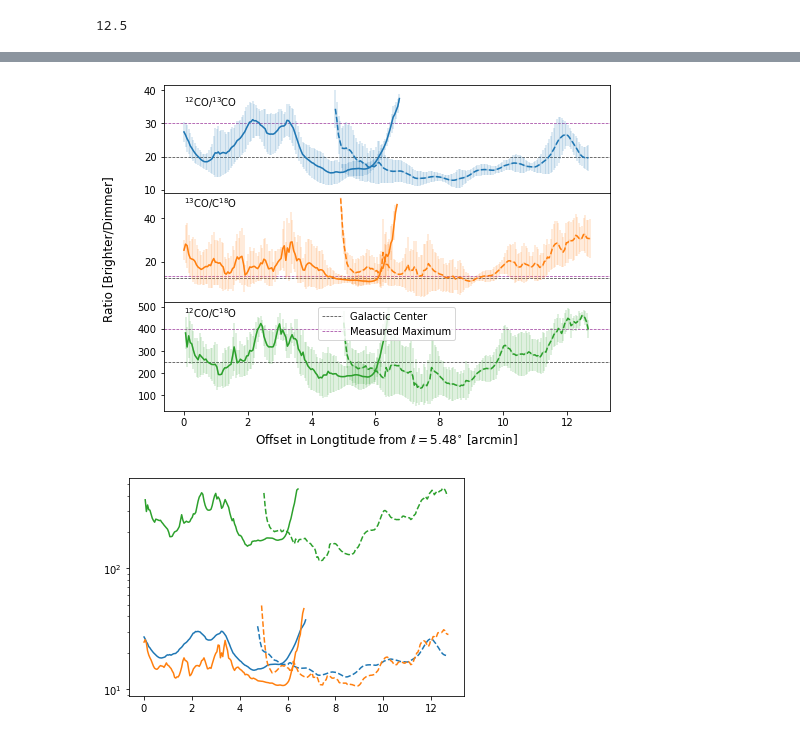
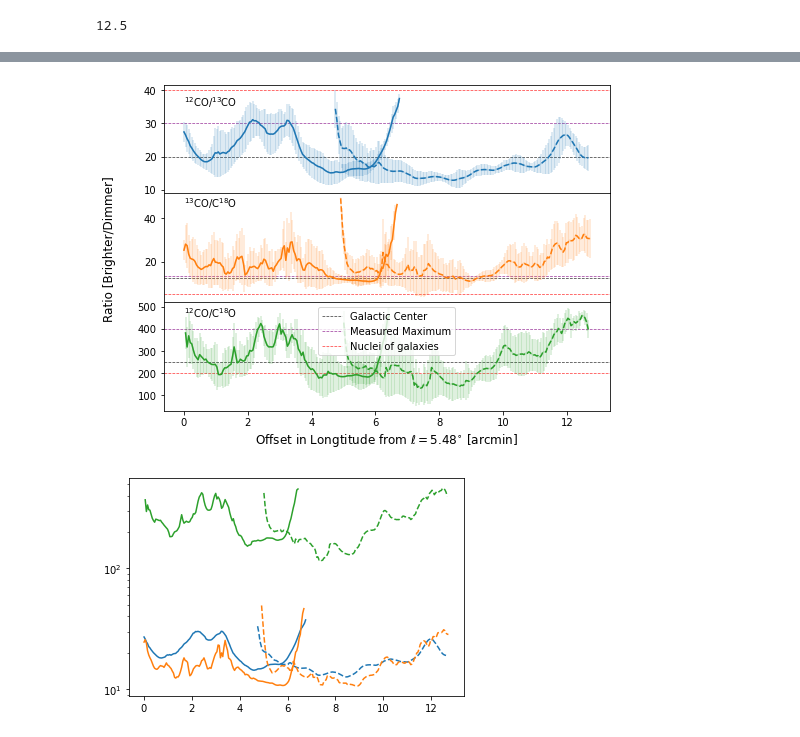
Before and after one commit to SpacialTree/clouds-g5-b1, a Jupyter notebook: isotopRatio.ipynb, the cells around one changed output, grey strips where cells are left out. Saved outputs shown, nothing was run; the diff lists cells and outputs as text; code cells hidden in the pictures.

```diff
--- a/isotopRatio.ipynb
+++ b/isotopRatio.ipynb
@@ -738,17 +738,20 @@ def inverse(x):
 
 axs[0].axhline(20, color='black', linestyle='dashed', alpha=0.75, zorder=-5, linewidth=0.75) # 12/13
 axs[0].axhline(30, color='purple', linestyle='dashed', alpha=0.75, zorder=-5, linewidth=0.75)
+axs[0].axhline(40, color='red', linestyle='dashed', alpha=0.75, zorder=-5, linewidth=0.75)
 axs[0].text(0, 35, '$^{12}$CO/$^{13}$CO')
 #axs[0].axhline(77, color='red', linestyle='dotted')
 
 axs[1].axhline(250/20, color='black', linestyle='dashed', alpha=0.75, zorder=-5, linewidth=0.75) # 18/13
 axs[1].axhline(400/30, color='purple', linestyle='dashed', alpha=0.75, zorder=-5, linewidth=0.75)
+axs[1].axhline(200/40, color='red', linestyle='dashed', alpha=0.75, zorder=-5, linewidth=0.75)
 #axs[1].axhline(25, color='purple', linestyle='dotted', alpha=0.75, zorder=-5, linewidth=0.75)
 axs[1].text(0, 45, '$^{13}$CO/C$^{18}$O')
 #axs[1].axhline(500/90, color='red', linestyle='dotted')
 
 axs[2].axhline(250, color='black', linestyle='dashed', alpha=0.75, zorder=-5, linewidth=0.75, label='Galactic Center') # 12/18
 axs[2].axhline(400, color='purple', linestyle='dashed', alpha=0.75, zorder=-5, linewidth=0.75, label='Measured Maximum')
+axs[2].axhline(200, color='red', linestyle='dashed', alpha=0.75, zorder=-5, linewidth=0.75, label='Nuclei of galaxies')
 #axs[2].axhline(1/490, color='red', linestyle='dotted')
 #axs[2].axhline(327, color='red', linestyle='dashed', alpha=0.75, zorder=-5, linewidth=0.75, label='4kpc ring')
 axs[2].text(0, 450, '$^{12}$CO/C$^{18}$O')
@@ -776,4 +780,4 @@ plt.savefig('/orange/adamginsburg/cmz/g5/code/plots/isotopologue.pdf', bbox_inch
-[figure, old version]
+[figure, new version]
 # %%
 plt.plot(x2, np.power(ratio_29_17_A_mean, -1.), color = 'tab:blue')
 plt.plot(x2, np.power(ratio_29_17_B_mean, -1.), color = 'tab:blue', linestyle='dashed')
```
Also changed, not shown: parts of 11 cells of this notebook, 2 other files.
